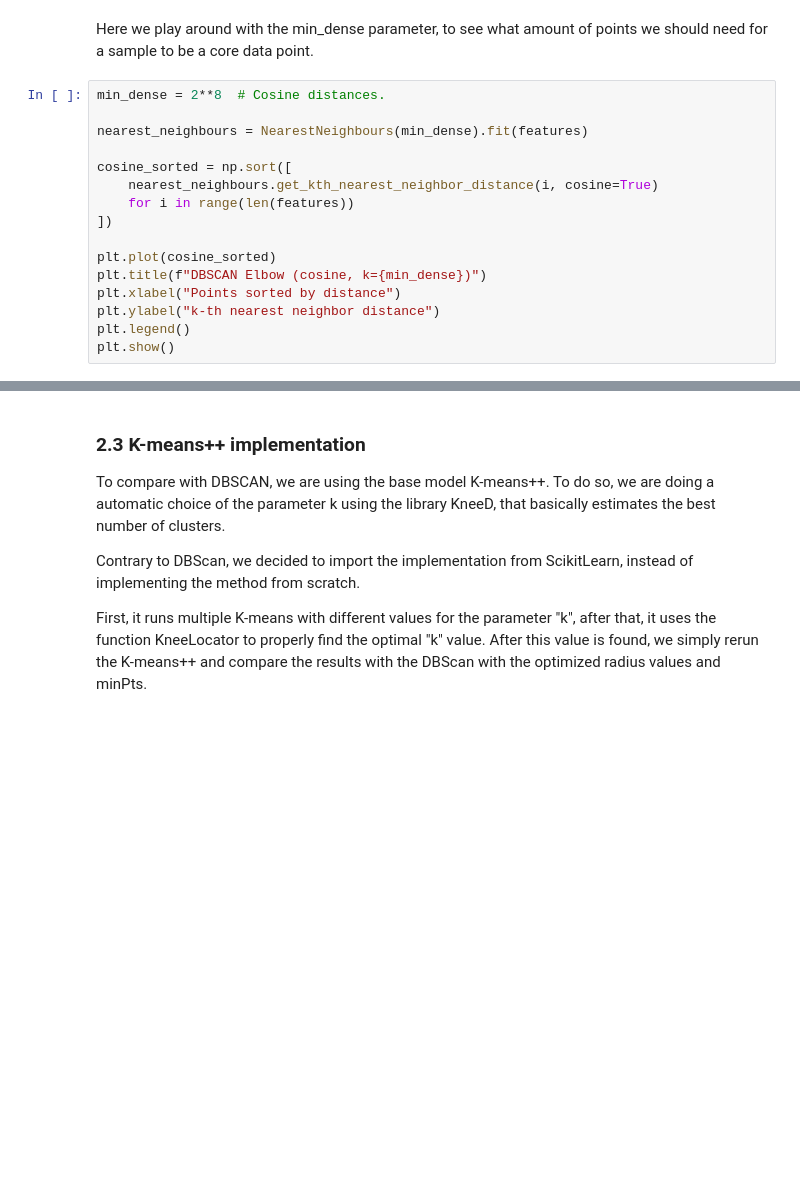
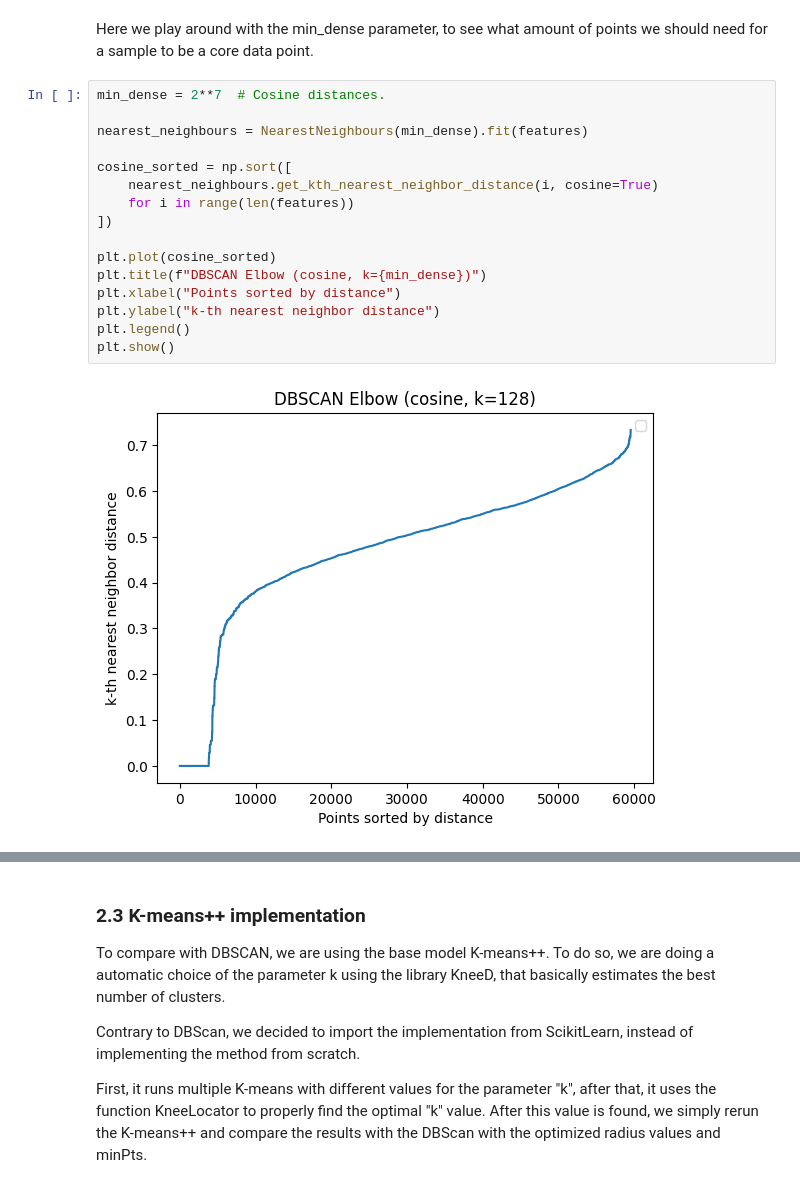
Before and after one commit to Thorkild556/Data_mining_G6, a Jupyter notebook: main_template.ipynb, the cells around one changed output, grey strips where cells are left out. Drawn from its saved outputs; the diff is of its cells as text; blank space fills up the shorter version.

```diff
--- a/main_template.ipynb
+++ b/main_template.ipynb
@@ -197,21 +197,23 @@ Min: -0.4624556005001068
 # %% [markdown]
 Here we play around with the min_dense parameter, to see what amount of points we should need for a sample to be a core data point.
 # %%
-min_dense = 2**8  # Cosine distances.
+min_dense = 2**7  # Cosine distances.
 
 nearest_neighbours = NearestNeighbours(min_dense).fit(features)
 
 cosine_sorted = np.sort([
     nearest_neighbours.get_kth_nearest_neighbor_distance(i, cosine=True)
     for i in range(len(features))
 ])
 
 plt.plot(cosine_sorted)
 plt.title(f"DBSCAN Elbow (cosine, k={min_dense})")
 plt.xlabel("Points sorted by distance")
 plt.ylabel("k-th nearest neighbor distance")
 plt.legend()
 plt.show()
+# %% [output]
+[figure, added]
 # %%
 plt.plot(cosine_sorted)
 plt.title(f"DBSCAN Elbow (cosine, k={min_dense})")
```
Also changed, not shown: parts of 4 cells of this notebook.
